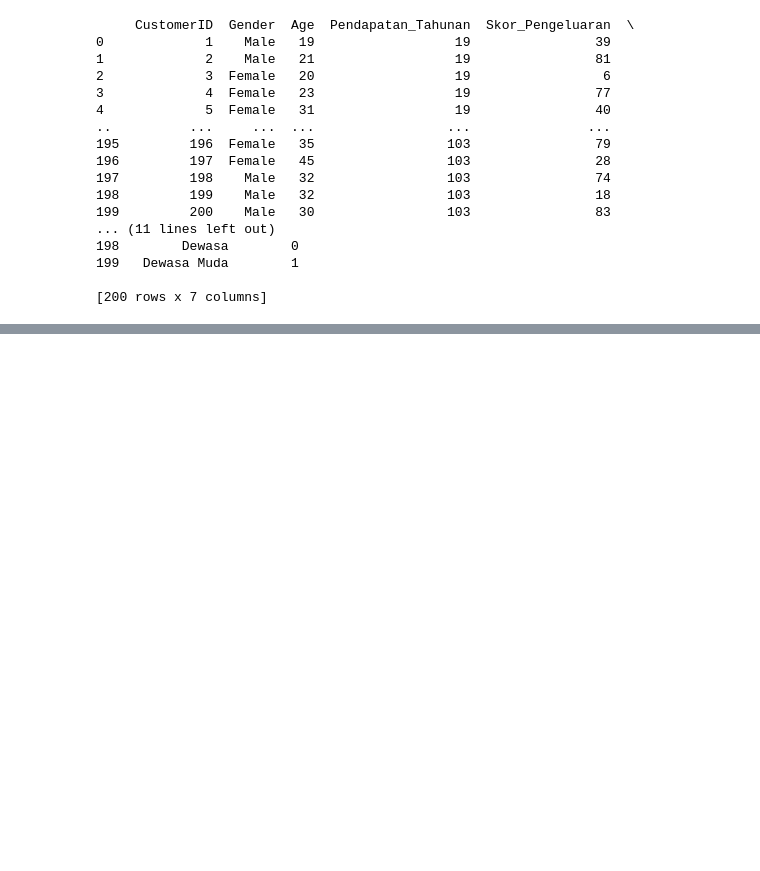
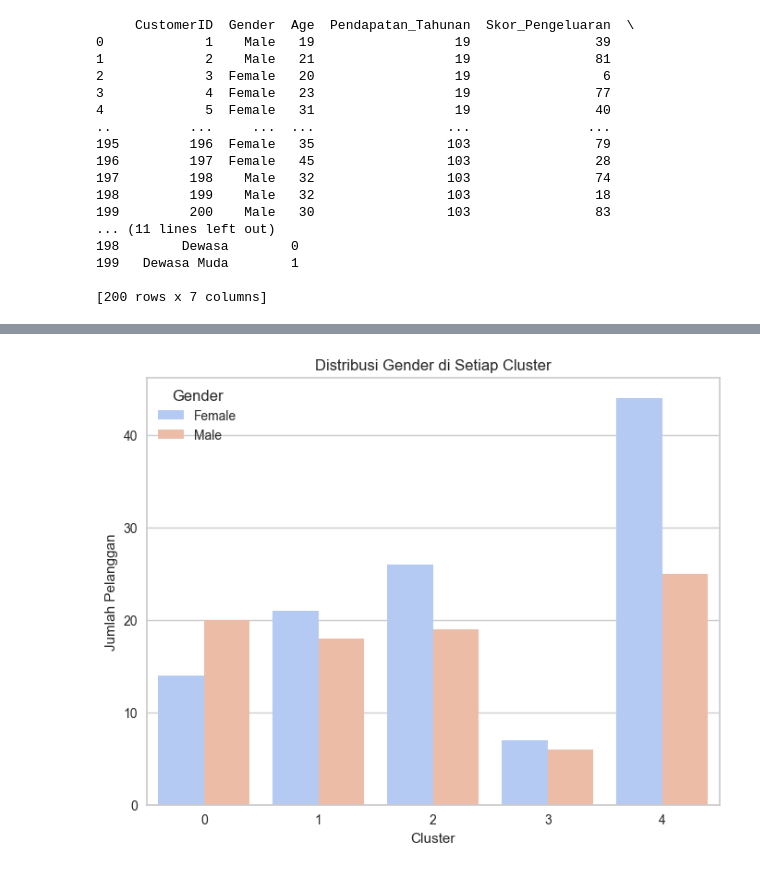
Before and after one commit to BlackBox-Ops/ML-Customer-Segmentation, a Jupyter notebook: notebooks/analisis_eda.ipynb, the cells around one changed output, grey strips where cells are left out. Saved outputs shown, nothing was run; the diff lists cells and outputs as text; code cells hidden in the pictures; blank space fills up the shorter version.

Commit message:
menambahkan analisis untuk klaster kategori usia dan jenis kelamin

```diff
--- a/notebooks/analisis_eda.ipynb
+++ b/notebooks/analisis_eda.ipynb
@@ -1389,0 +1399,17 @@ print(df)
+# %%
+# Bar plot
+gender_distribution = df.groupby(['klaster', 'Gender']).size().reset_index(name='count')
+plt.figure(figsize=(8, 6))
+sns.barplot(
+    x='klaster',
+    y='count',
+    hue='Gender',
+    data=gender_distribution,
+    palette='coolwarm'
+)
+plt.title('Distribusi Gender di Setiap Cluster')
+plt.xlabel('Cluster')
+plt.ylabel('Jumlah Pelanggan')
+plt.show()
+# %% [output]
+[figure, added]
```
Also changed, not shown: parts of 2 cells of this notebook.
